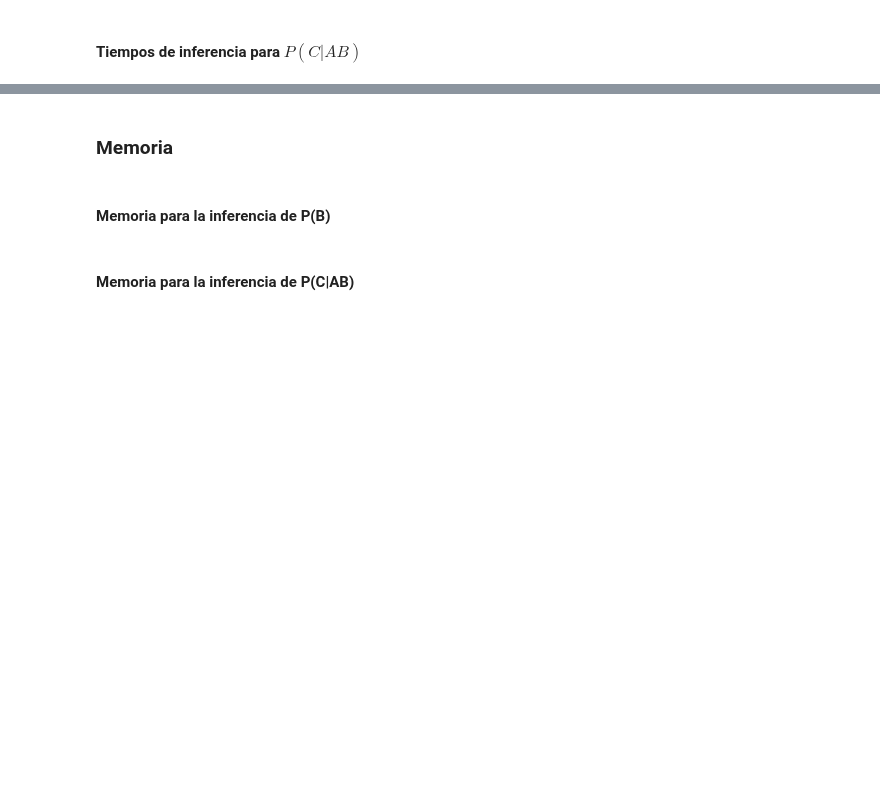
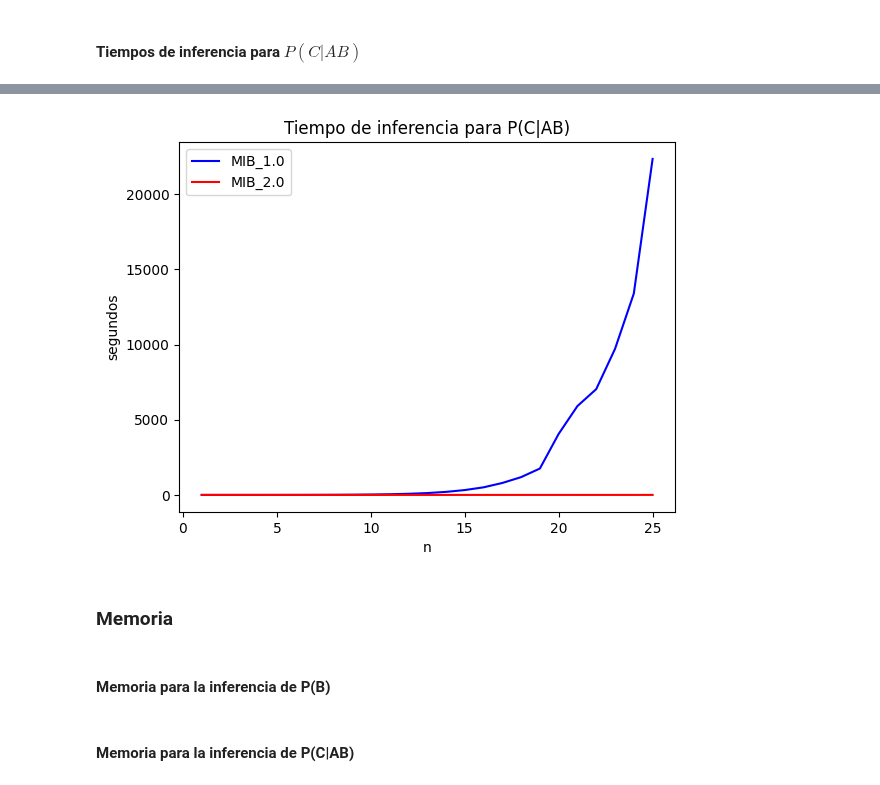
Before and after one commit to robertorys/Tesis, a Jupyter notebook: Test_mib_v2_3_2.ipynb, the cells around one changed output, grey strips where cells are left out. Drawn from its saved outputs; the diff is of its cells as text; code cells hidden in the pictures; blank space fills up the shorter version.

```diff
--- a/Test_mib_v2_3_2.ipynb
+++ b/Test_mib_v2_3_2.ipynb
@@ -244,19 +275,21 @@ plt.show()
 # %%
 fig, ax = plt.subplots()
 
 # MIB_1.0
 ax.plot(xn, timesC1, color='b', label = 'MIB_1.0')
 
 # MIB_2.0
 ax.plot(xn, timesC, color='r',label = 'MIB_2.0')
-ax.set_title("Tiempo de inferencia para P(B)")
+ax.set_title("Tiempo de inferencia para P(C|AB)")
 
 ax.set_xlabel("n")
 ax.set_ylabel("segundos")
 ax.legend(loc = 'upper left')
 
 # Mostrar las gráficas
 plt.show()
+# %% [output]
+[figure, added]
 # %% [markdown]
 ### Memoria
 # %% [markdown]
```
Also changed, not shown: parts of 82 cells of this notebook, 5 other files.
